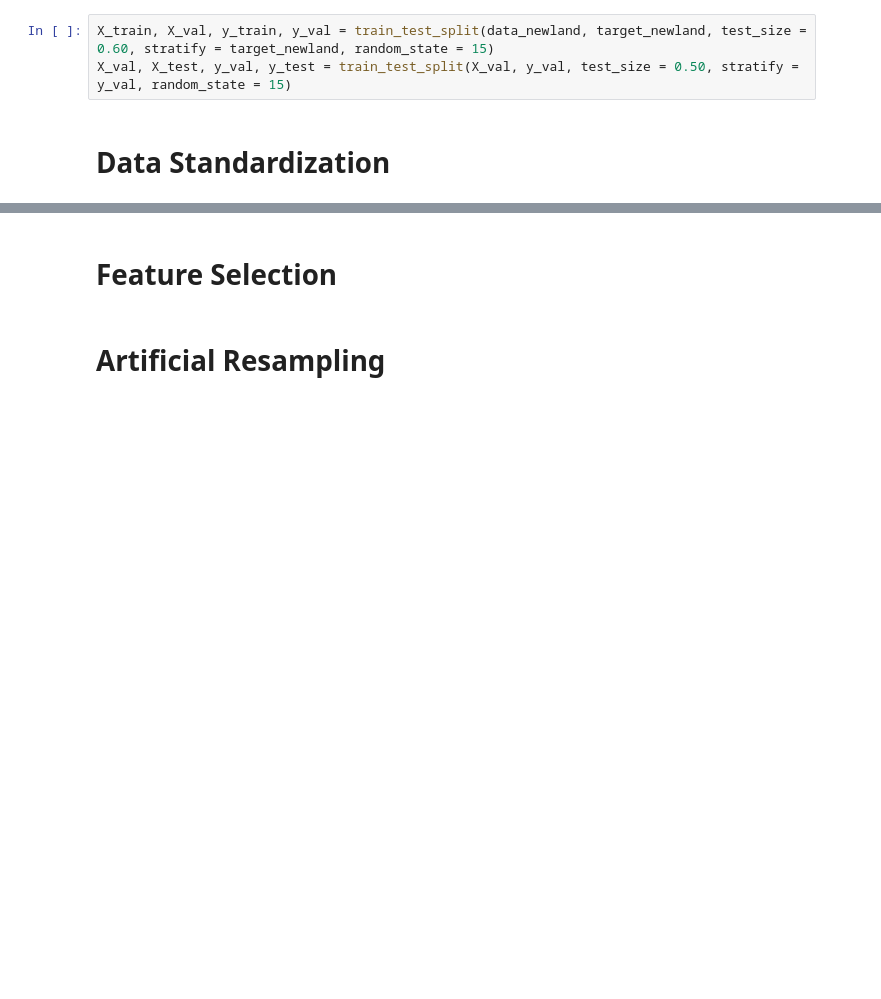
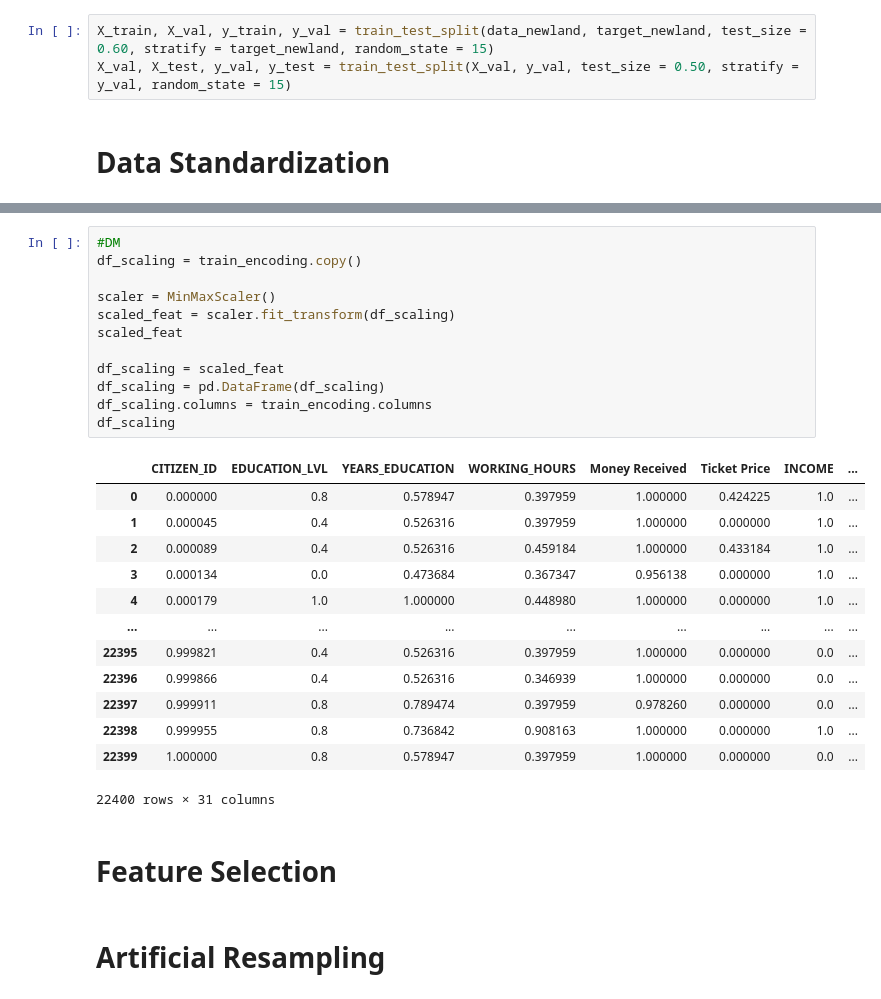
Before and after one commit to martaldsantos/newland_project, a Jupyter notebook: ML_Project.ipynb, the cells around one changed output, grey strips where cells are left out. Cells and saved outputs as stored; diff of their text form; blank space fills up the shorter version.

```diff
--- a/ML_Project.ipynb
+++ b/ML_Project.ipynb
@@ -858,3 +889,29 @@ X_val, X_test, y_val, y_test = train_test_split(X_val, y_val, test_size = 0.50,
+# %%
+#DM
+df_scaling = train_encoding.copy()
+
+scaler = MinMaxScaler()
+scaled_feat = scaler.fit_transform(df_scaling)
+scaled_feat
+
+df_scaling = scaled_feat
+df_scaling = pd.DataFrame(df_scaling)
+df_scaling.columns = train_encoding.columns
+df_scaling
+# %% [output]
+|  | CITIZEN_ID | EDUCATION_LVL | YEARS_EDUCATION | WORKING_HOURS | Money Received | Ticket Price | INCOME | ... |
+| 0 | 0.000000 | 0.8 | 0.578947 | 0.397959 | 1.000000 | 0.424225 | 1.0 | ... |
+| 1 | 0.000045 | 0.4 | 0.526316 | 0.397959 | 1.000000 | 0.000000 | 1.0 | ... |
+| 2 | 0.000089 | 0.4 | 0.526316 | 0.459184 | 1.000000 | 0.433184 | 1.0 | ... |
+| 3 | 0.000134 | 0.0 | 0.473684 | 0.367347 | 0.956138 | 0.000000 | 1.0 | ... |
+| 4 | 0.000179 | 1.0 | 1.000000 | 0.448980 | 1.000000 | 0.000000 | 1.0 | ... |
+| ... | ... | ... | ... | ... | ... | ... | ... | ... |
+| 22395 | 0.999821 | 0.4 | 0.526316 | 0.397959 | 1.000000 | 0.000000 | 0.0 | ... |
+| 22396 | 0.999866 | 0.4 | 0.526316 | 0.346939 | 1.000000 | 0.000000 | 0.0 | ... |
+| 22397 | 0.999911 | 0.8 | 0.789474 | 0.397959 | 0.978260 | 0.000000 | 0.0 | ... |
+| 22398 | 0.999955 | 0.8 | 0.736842 | 0.908163 | 1.000000 | 0.000000 | 1.0 | ... |
+| 22399 | 1.000000 | 0.8 | 0.578947 | 0.397959 | 1.000000 | 0.000000 | 0.0 | ... |
+22400 rows × 31 columns
 # %% [markdown]
 # **Feature Selection**
 # %% [markdown]
```
Also changed, not shown: parts of 12 cells of this notebook.
